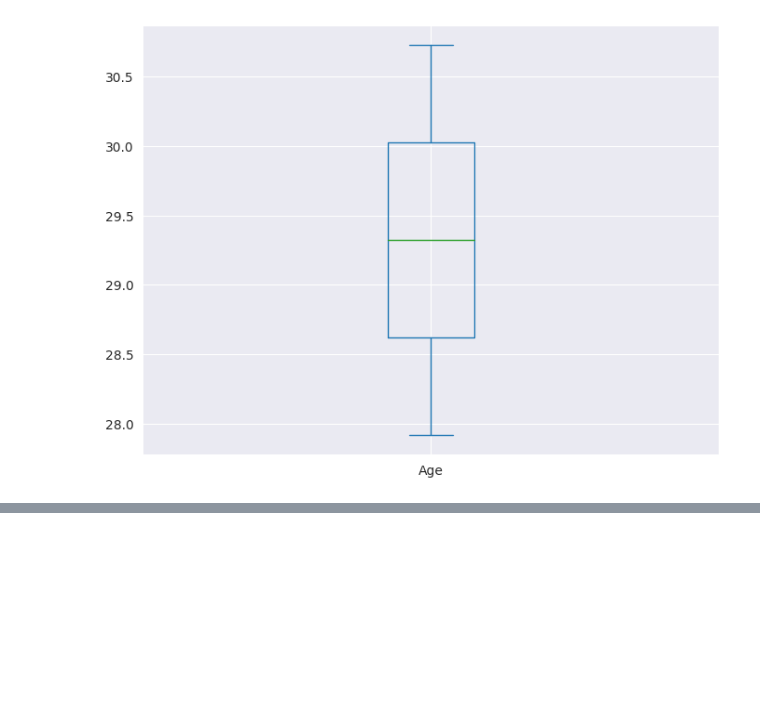
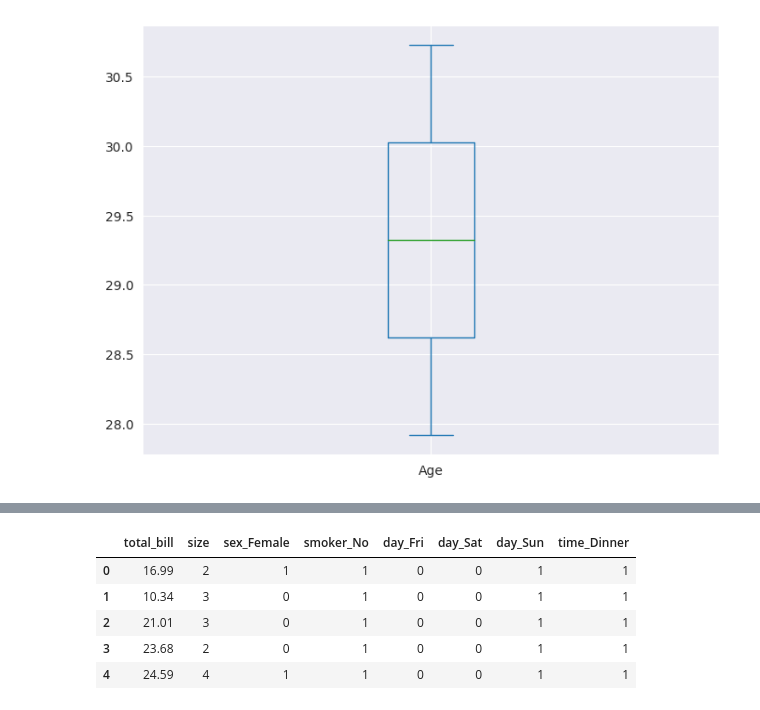
Before and after one commit to rOluochKe/learning-ds-ml, a Jupyter notebook: Learning_DS_and_ML.ipynb, the cells around one changed output, grey strips where cells are left out. Drawn from its saved outputs; the diff is of its cells as text; code cells hidden in the pictures; blank space fills up the shorter version.

```diff
--- a/Learning_DS_and_ML.ipynb
+++ b/Learning_DS_and_ML.ipynb
@@ -1155,0 +1224,2 @@ ax = df.plot.box(x='Gender', y='Age', figsize=(8,6))
+# %%
+numerical = X.drop(['sex', 'smoker', 'day', 'time'], axis = 1)
@@ -1155,0 +1235,3 @@ ax = df.plot.box(x='Gender', y='Age', figsize=(8,6))
+# %%
+categorical = X.filter(['sex', 'smoker', 'day', 'time'])
+categorical.head()
@@ -1155,0 +1245,4 @@ ax = df.plot.box(x='Gender', y='Age', figsize=(8,6))
+# %%
+import pandas as pd
+cat_numerical = pd.get_dummies(categorical,drop_first=True)
+cat_numerical.head()
@@ -1155,0 +1256,10 @@ ax = df.plot.box(x='Gender', y='Age', figsize=(8,6))
+# %%
+X = pd.concat([numerical, cat_numerical], axis = 1)
+X.head()
+# %% [output]
+|  | total_bill | size | sex_Female | smoker_No | day_Fri | day_Sat | day_Sun | time_Dinner |
+| 0 | 16.99 | 2 | 1 | 1 | 0 | 0 | 1 | 1 |
+| 1 | 10.34 | 3 | 0 | 1 | 0 | 0 | 1 | 1 |
+| 2 | 21.01 | 3 | 0 | 1 | 0 | 0 | 1 | 1 |
+| 3 | 23.68 | 2 | 0 | 1 | 0 | 0 | 1 | 1 |
+| 4 | 24.59 | 4 | 1 | 1 | 0 | 0 | 1 | 1 |
```
Also changed, not shown: parts of 35 cells of this notebook.
